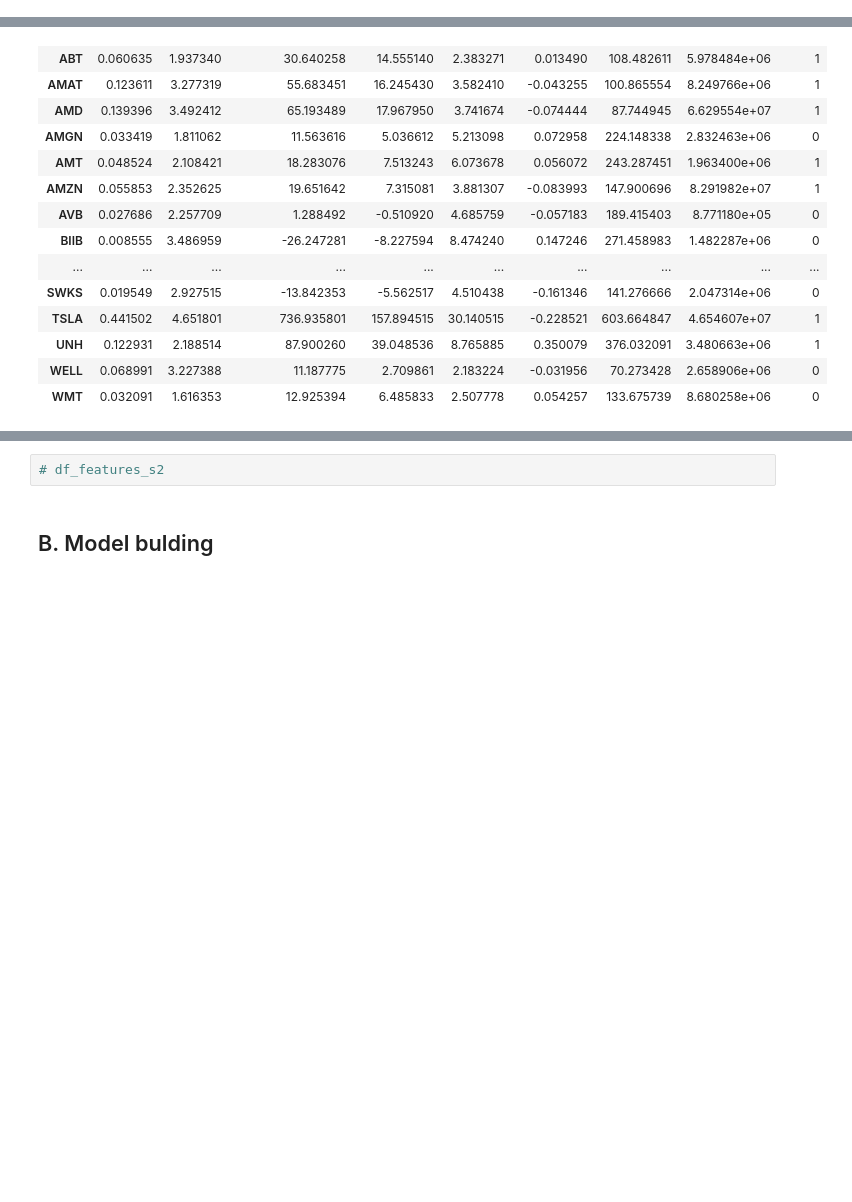
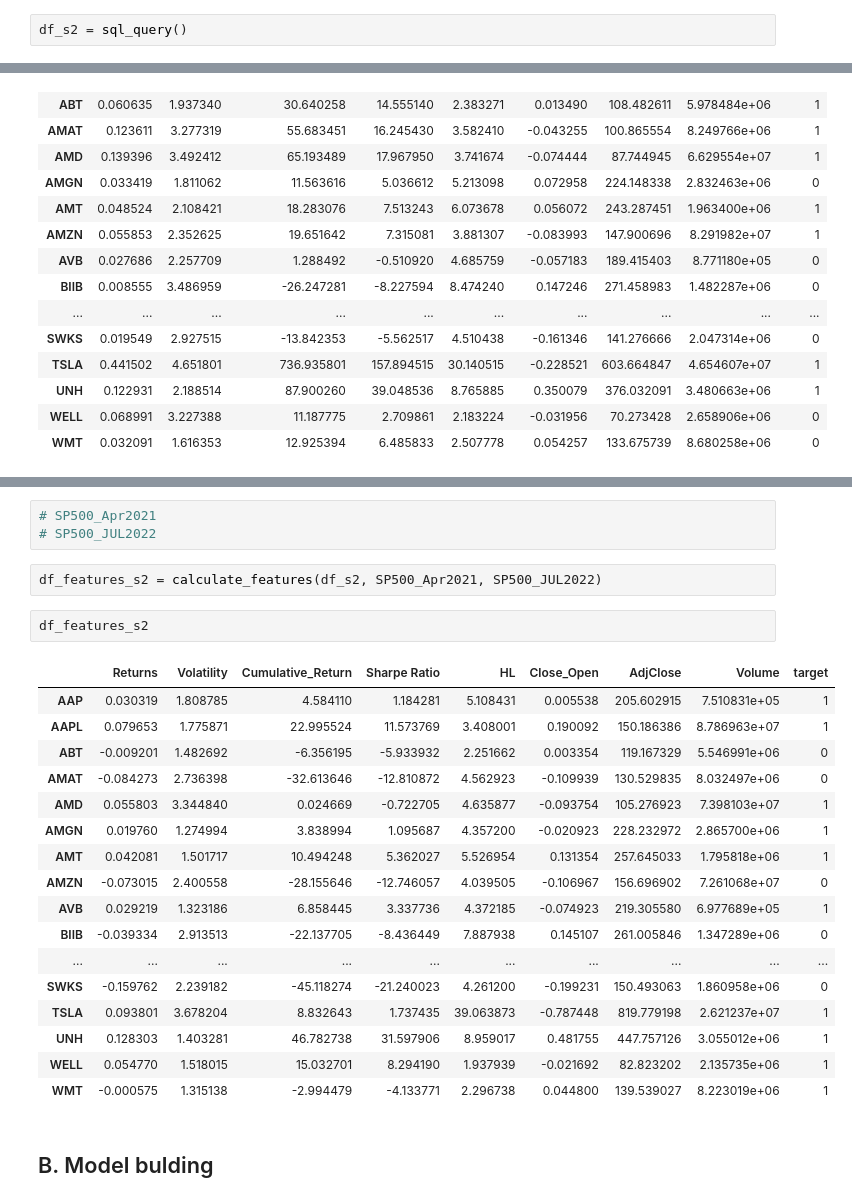
Before and after one commit to hothooper7/Stock_Market_Analysis, a Jupyter notebook: exploratory_codes/Stocks_ML_Final01.ipynb, the cells around one changed output, grey strips where cells are left out. Saved outputs shown, nothing was run; the diff lists cells and outputs as text; blank space fills up the shorter version.

```diff
--- a/exploratory_codes/Stocks_ML_Final01.ipynb
+++ b/exploratory_codes/Stocks_ML_Final01.ipynb
@@ -69,0 +90,2 @@ df_s1s2
+# %%
+df_s2 = sql_query()
@@ -163,5 +239,28 @@ df_features_all
+# %%
+# SP500_Apr2021
+# SP500_JUL2022
 # %%
-# df_features_s2
+df_features_s2 = calculate_features(df_s2, SP500_Apr2021, SP500_JUL2022)
+# %%
+df_features_s2
+# %% [output]
+|  | Returns | Volatility | Cumulative_Return | Sharpe Ratio | HL | Close_Open | AdjClose | Volume | target |
+| AAP | 0.030319 | 1.808785 | 4.584110 | 1.184281 | 5.108431 | 0.005538 | 205.602915 | 7.510831e+05 | 1 |
+| AAPL | 0.079653 | 1.775871 | 22.995524 | 11.573769 | 3.408001 | 0.190092 | 150.186386 | 8.786963e+07 | 1 |
+| ABT | -0.009201 | 1.482692 | -6.356195 | -5.933932 | 2.251662 | 0.003354 | 119.167329 | 5.546991e+06 | 0 |
+| AMAT | -0.084273 | 2.736398 | -32.613646 | -12.810872 | 4.562923 | -0.109939 | 130.529835 | 8.032497e+06 | 0 |
+| AMD | 0.055803 | 3.344840 | 0.024669 | -0.722705 | 4.635877 | -0.093754 | 105.276923 | 7.398103e+07 | 1 |
+| AMGN | 0.019760 | 1.274994 | 3.838994 | 1.095687 | 4.357200 | -0.020923 | 228.232972 | 2.865700e+06 | 1 |
+| AMT | 0.042081 | 1.501717 | 10.494248 | 5.362027 | 5.526954 | 0.131354 | 257.645033 | 1.795818e+06 | 1 |
+| AMZN | -0.073015 | 2.400558 | -28.155646 | -12.746057 | 4.039505 | -0.106967 | 156.696902 | 7.261068e+07 | 0 |
+| AVB | 0.029219 | 1.323186 | 6.858445 | 3.337736 | 4.372185 | -0.074923 | 219.305580 | 6.977689e+05 | 1 |
+| BIIB | -0.039334 | 2.913513 | -22.137705 | -8.436449 | 7.887938 | 0.145107 | 261.005846 | 1.347289e+06 | 0 |
+| ... | ... | ... | ... | ... | ... | ... | ... | ... | ... |
+| SWKS | -0.159762 | 2.239182 | -45.118274 | -21.240023 | 4.261200 | -0.199231 | 150.493063 | 1.860958e+06 | 0 |
+| TSLA | 0.093801 | 3.678204 | 8.832643 | 1.737435 | 39.063873 | -0.787448 | 819.779198 | 2.621237e+07 | 1 |
+| UNH | 0.128303 | 1.403281 | 46.782738 | 31.597906 | 8.959017 | 0.481755 | 447.757126 | 3.055012e+06 | 1 |
+| WELL | 0.054770 | 1.518015 | 15.032701 | 8.294190 | 1.937939 | -0.021692 | 82.823202 | 2.135735e+06 | 1 |
+| WMT | -0.000575 | 1.315138 | -2.994479 | -4.133771 | 2.296738 | 0.044800 | 139.539027 | 8.223019e+06 | 1 |
 # %% [markdown]
 ## B. Model bulding
 # %% [markdown]
```
Also changed, not shown: parts of 11 cells of this notebook.
